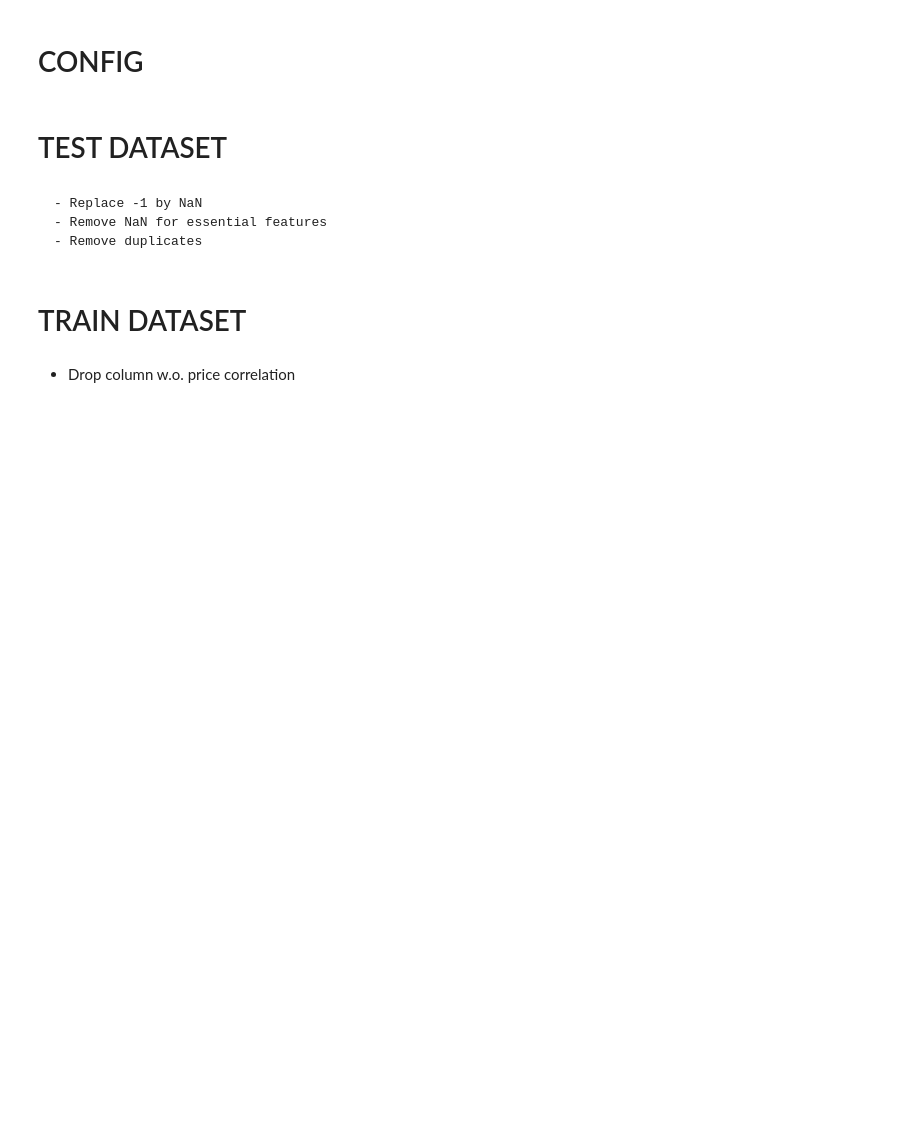
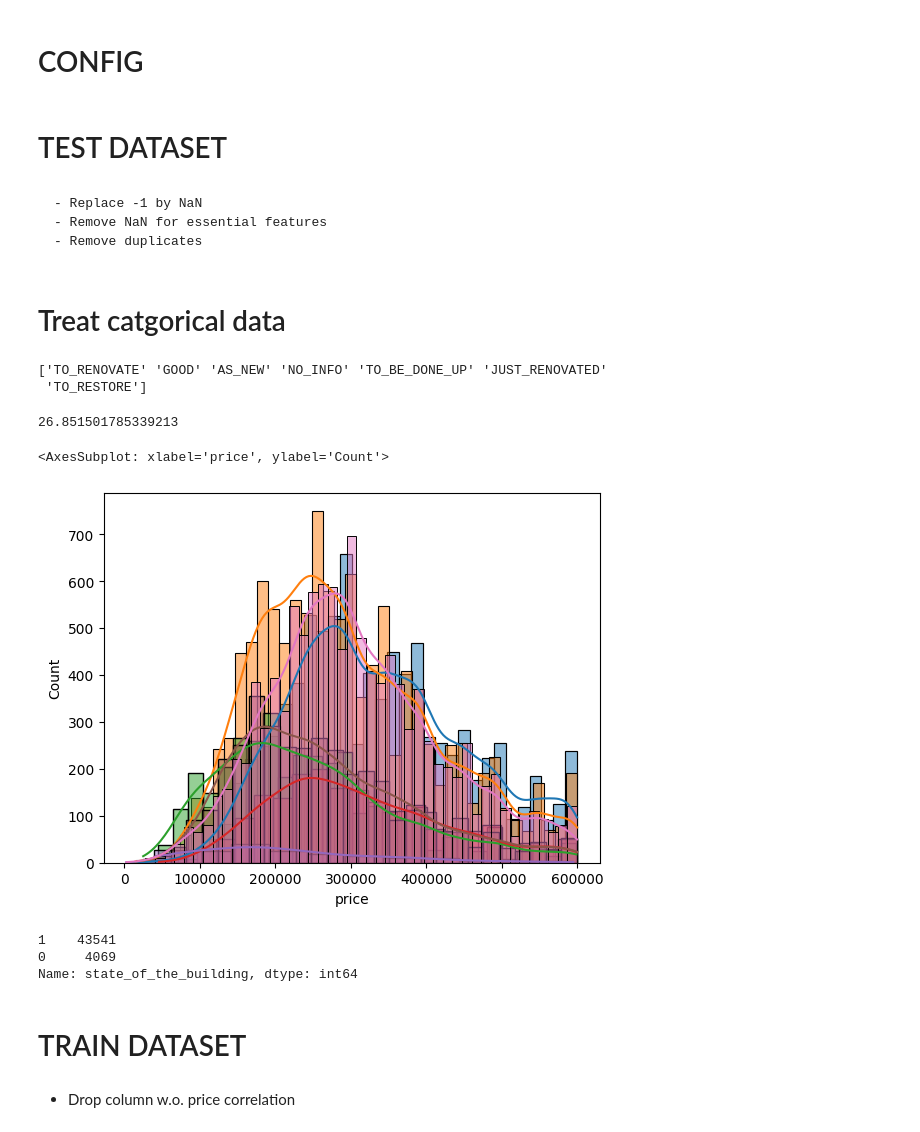
Before and after one commit to tanialemos/data-ML-old, a Jupyter notebook: cleaning_ML.ipynb, the cells around one changed output. Saved outputs shown, nothing was run; the diff lists cells and outputs as text; code cells hidden in the pictures; blank space fills up the shorter version.

```diff
--- a/cleaning_ML.ipynb
+++ b/cleaning_ML.ipynb
@@ -28,3 +31,48 @@ df.dropna(subset='surface', inplace = True)
+# %% [markdown]
+# Treat catgorical data
+# %%
+print(df["state_of_the_building"].unique())
+percent_missing = df["state_of_the_building"].eq('NO_INFO').sum() * 100 / len(df["state_of_the_building"])
+percent_missing
+# %% [output]
+['TO_RENOVATE' 'GOOD' 'AS_NEW' 'NO_INFO' 'TO_BE_DONE_UP' 'JUST_RENOVATED'
+ 'TO_RESTORE']
+26.851501785339213
+# %%
+
+df_histo = df[["price", "state_of_the_building"]][df["price"]<600000][df["price"]>0]
+df_histo1 = df_histo[df_histo.state_of_the_building == 'AS_NEW']
+sb.histplot(df_histo1['price'], kde = True, label='AS_NEW')
+df_histo2 = df_histo[df_histo.state_of_the_building == 'GOOD']
+sb.histplot(df_histo2['price'], kde = True, label='GOOD')
+df_histo3 = df_histo[df_histo.state_of_the_building == 'TO_RENOVATE']
+sb.histplot(df_histo3['price'], kde = True, label='TO_RENOVATE')
+df_histo4 = df_histo[df_histo.state_of_the_building == 'JUST_RENOVATED']
+sb.histplot(df_histo4['price'], kde = True, label='JUST_RENOVATED')
+df_histo5 = df_histo[df_histo.state_of_the_building == 'TO_RESTORE']
+sb.histplot(df_histo5['price'], kde = True, label='TO_RESTORE')
+df_histo6 = df_histo[df_histo.state_of_the_building == 'TO_BE_DONE_UP']
+sb.histplot(df_histo6['price'], kde = True, label='TO_BE_DONE_UP')
+df_histo7 = df_histo[df_histo.state_of_the_building == 'NO_INFO']
+sb.histplot(df_histo7['price'], kde = True, label='NO_INFO')
+# %% [output]
+<AxesSubplot: xlabel='price', ylabel='Count'>
+[figure, added]
+# %%
+#Translate categories into numerical values
+#TYPE OF PROPERTY
+map_property = {"HOUSE":1, "APARTMENT":0}
+df["type_of_property"] = df["type_of_property"].map(map_property).astype(int)
+#df["type_of_property"].value_counts
+
+#STATE OF THE BUILDING
+map_state = {"GOOD":1, "TO_RENOVATE":0, "AS_NEW":1, "JUST_RENOVATED":1, "TO_RESTORE":0, "NO_INFO":1, "TO_BE_DONE_UP":1}
+df["state_of_the_building"] = df["state_of_the_building"].map(map_state).astype(int)
+df["state_of_the_building"].value_counts()
+# %% [output]
+1    43541
+0     4069
+Name: state_of_the_building, dtype: int64
 # %% [markdown]
 # TRAIN DATASET
 # %% [markdown]
```
Also changed, not shown: parts of 10 cells of this notebook, 2 other files.
